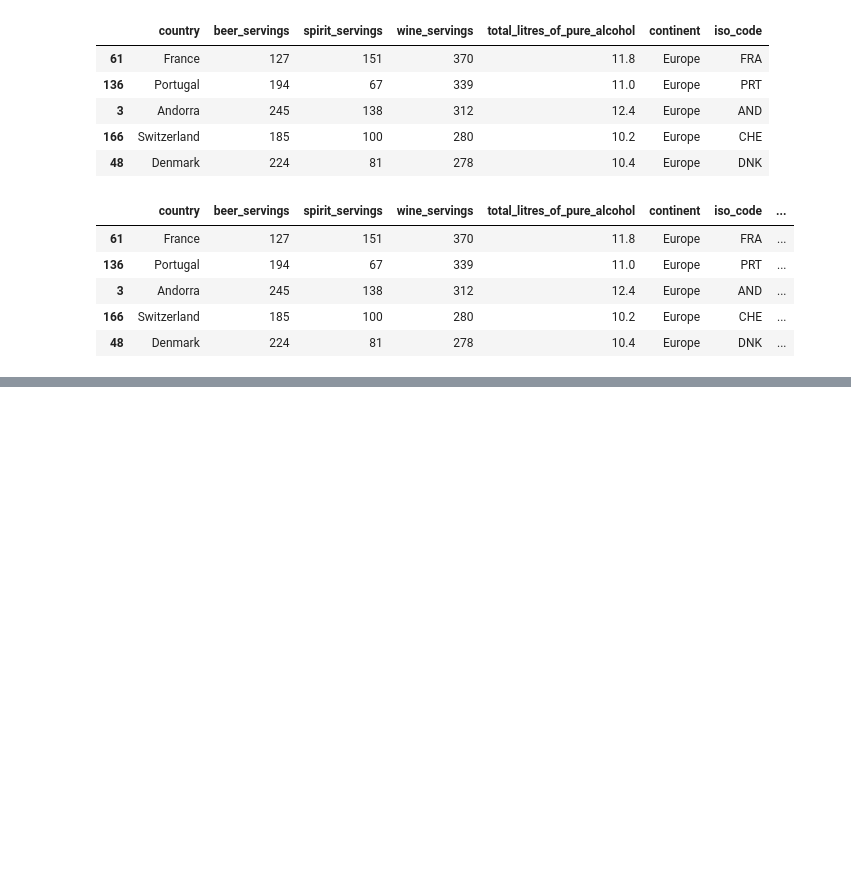
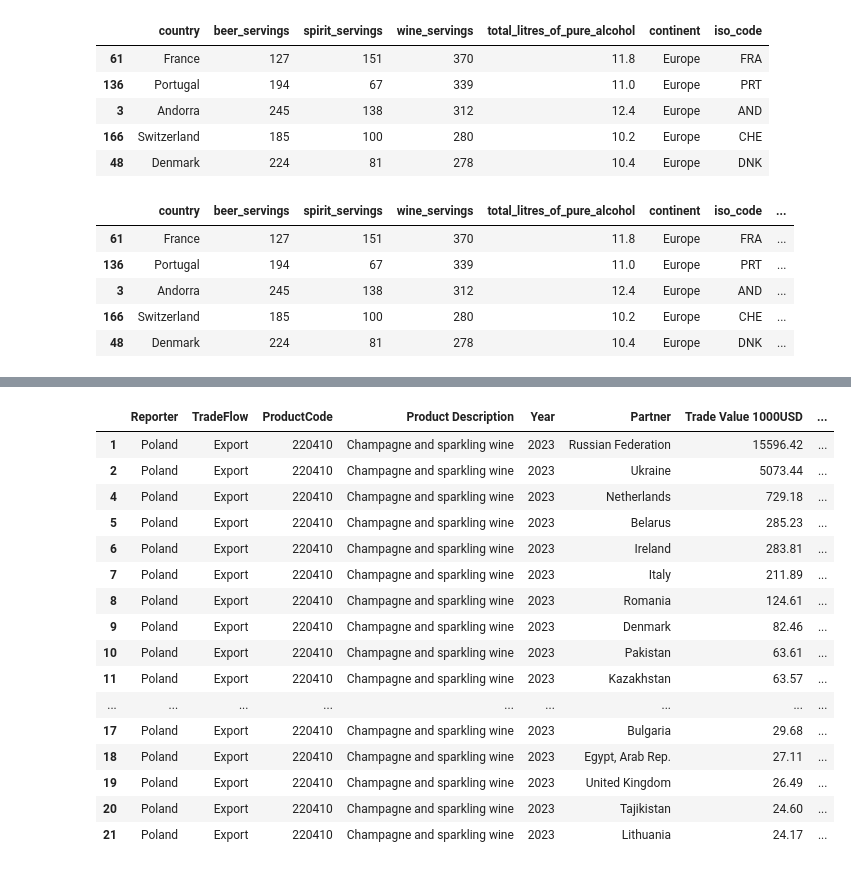
Before and after one commit to ewapastorczak/dataviz, a Jupyter notebook: Exercise_audience_data_preprocess.ipynb, the cells around one changed output, grey strips where cells are left out. Saved outputs shown, nothing was run; the diff lists cells and outputs as text; code cells hidden in the pictures; blank space fills up the shorter version.

```diff
--- a/Exercise_audience_data_preprocess.ipynb
+++ b/Exercise_audience_data_preprocess.ipynb
@@ -130,0 +147,4 @@ alcohol.head()
+# %%
+export_data=pd.read_excel('/content/Wine_export.xlsx')
+export_data.head()
+#export_data.describe(include='all')
@@ -130,0 +158,23 @@ alcohol.head()
+# %%
+export_data=export_data[export_data["Partner"] != "Unspecified"]
+export_data=export_data[export_data["Partner"] != " World"]
+export_data.describe(include='all')
+export_data.head(20)
+# %% [output]
+|  | Reporter | TradeFlow | ProductCode | Product Description | Year | Partner | Trade Value 1000USD | ... |
+| 1 | Poland | Export | 220410 | Champagne and sparkling wine | 2023 | Russian Federation | 15596.42 | ... |
+| 2 | Poland | Export | 220410 | Champagne and sparkling wine | 2023 | Ukraine | 5073.44 | ... |
+| 4 | Poland | Export | 220410 | Champagne and sparkling wine | 2023 | Netherlands | 729.18 | ... |
+| 5 | Poland | Export | 220410 | Champagne and sparkling wine | 2023 | Belarus | 285.23 | ... |
+| 6 | Poland | Export | 220410 | Champagne and sparkling wine | 2023 | Ireland | 283.81 | ... |
+| 7 | Poland | Export | 220410 | Champagne and sparkling wine | 2023 | Italy | 211.89 | ... |
+| 8 | Poland | Export | 220410 | Champagne and sparkling wine | 2023 | Romania | 124.61 | ... |
+| 9 | Poland | Export | 220410 | Champagne and sparkling wine | 2023 | Denmark | 82.46 | ... |
+| 10 | Poland | Export | 220410 | Champagne and sparkling wine | 2023 | Pakistan | 63.61 | ... |
+| 11 | Poland | Export | 220410 | Champagne and sparkling wine | 2023 | Kazakhstan | 63.57 | ... |
+| ... | ... | ... | ... | ... | ... | ... | ... | ... |
+| 17 | Poland | Export | 220410 | Champagne and sparkling wine | 2023 | Bulgaria | 29.68 | ... |
+| 18 | Poland | Export | 220410 | Champagne and sparkling wine | 2023 | Egypt, Arab Rep. | 27.11 | ... |
+| 19 | Poland | Export | 220410 | Champagne and sparkling wine | 2023 | United Kingdom | 26.49 | ... |
+| 20 | Poland | Export | 220410 | Champagne and sparkling wine | 2023 | Tajikistan | 24.60 | ... |
+| 21 | Poland | Export | 220410 | Champagne and sparkling wine | 2023 | Lithuania | 24.17 | ... |
```
Also changed, not shown: parts of 4 cells of this notebook.
